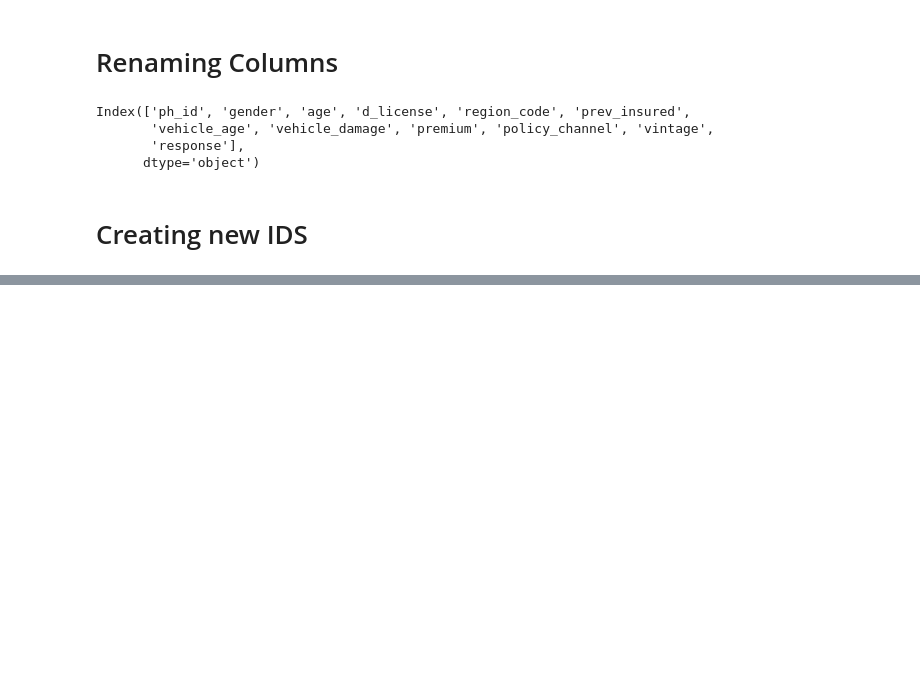
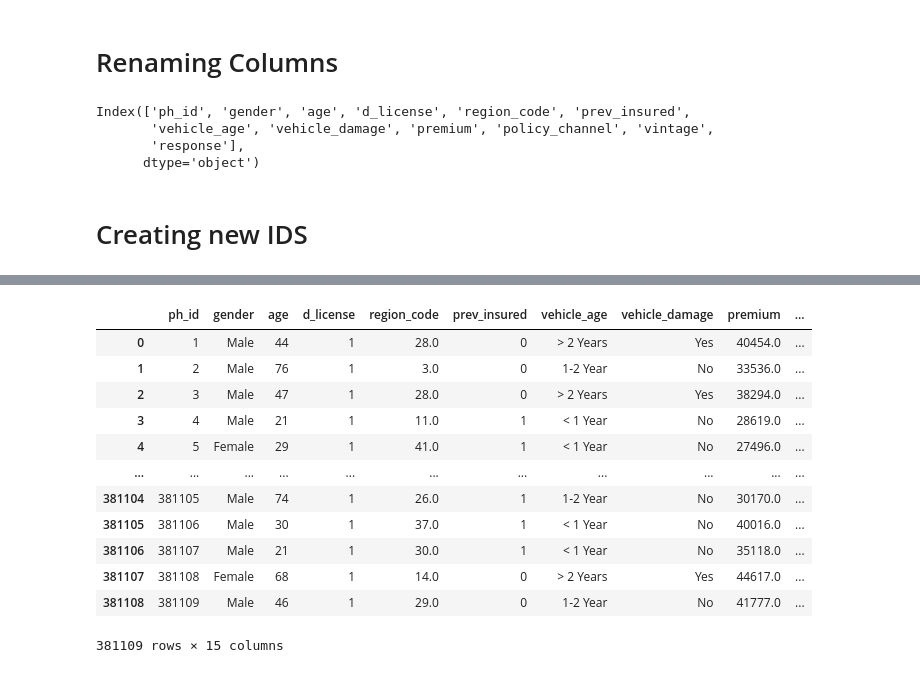
Before and after one commit to The-DigitalAcademy/Vehicle_Insurance, a Jupyter notebook: importdata_query.ipynb, the cells around one changed output, grey strips where cells are left out. Saved outputs shown, nothing was run; the diff lists cells and outputs as text; code cells hidden in the pictures; blank space fills up the shorter version.

```diff
--- a/importdata_query.ipynb
+++ b/importdata_query.ipynb
@@ -89,0 +334,28 @@ gender
+# %%
+def putidfordamage(x):
+    if x == "Yes":
+        damage = 0
+    elif x == 'No':
+        damage = 1
+    else:
+        damage = "unknown"
+
+    return damage
+
+insurance['vd_id'] = insurance['vehicle_damage'].apply(putidfordamage)
+
+insurance
+# %% [output]
+|  | ph_id | gender | age | d_license | region_code | prev_insured | vehicle_age | vehicle_damage | premium | ... |
+| 0 | 1 | Male | 44 | 1 | 28.0 | 0 | > 2 Years | Yes | 40454.0 | ... |
+| 1 | 2 | Male | 76 | 1 | 3.0 | 0 | 1-2 Year | No | 33536.0 | ... |
+| 2 | 3 | Male | 47 | 1 | 28.0 | 0 | > 2 Years | Yes | 38294.0 | ... |
+| 3 | 4 | Male | 21 | 1 | 11.0 | 1 | < 1 Year | No | 28619.0 | ... |
+| 4 | 5 | Female | 29 | 1 | 41.0 | 1 | < 1 Year | No | 27496.0 | ... |
+| ... | ... | ... | ... | ... | ... | ... | ... | ... | ... | ... |
+| 381104 | 381105 | Male | 74 | 1 | 26.0 | 1 | 1-2 Year | No | 30170.0 | ... |
+| 381105 | 381106 | Male | 30 | 1 | 37.0 | 1 | < 1 Year | No | 40016.0 | ... |
+| 381106 | 381107 | Male | 21 | 1 | 30.0 | 1 | < 1 Year | No | 35118.0 | ... |
+| 381107 | 381108 | Female | 68 | 1 | 14.0 | 0 | > 2 Years | Yes | 44617.0 | ... |
+| 381108 | 381109 | Male | 46 | 1 | 29.0 | 0 | 1-2 Year | No | 41777.0 | ... |
+381109 rows × 15 columns
```
Also changed, not shown: parts of 12 cells of this notebook.
